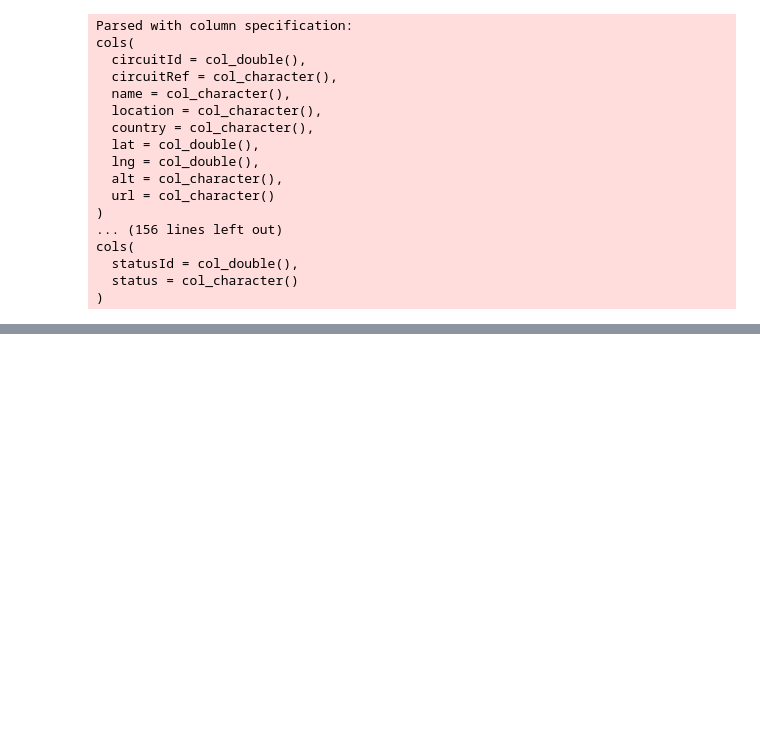
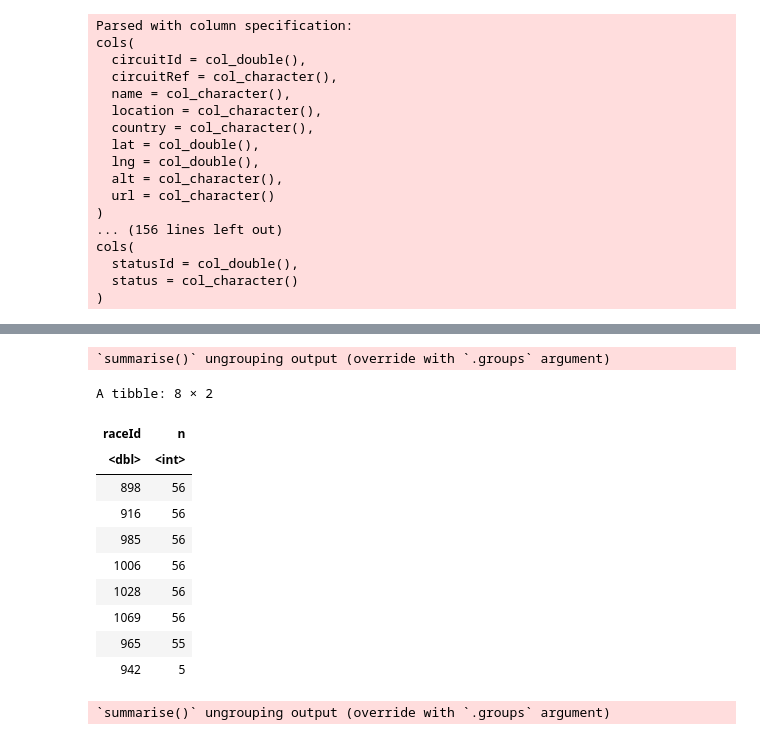
Before and after one commit to TaylorOglow/Formula_1, a Jupyter notebook: Lap Wrangling/vb_laps.ipynb, the cells around one changed output, grey strips where cells are left out. Drawn from its saved outputs; the diff is of its cells as text; code cells hidden in the pictures; blank space fills up the shorter version.

```diff
--- a/Lap Wrangling/vb_laps.ipynb
+++ b/Lap Wrangling/vb_laps.ipynb
@@ -1208,0 +1209,52 @@ A tibble: 2 × 2
+# %%
+#18. USA, Austin
+
+vb_austin <- bot_laps %>%
+                filter(raceId %in% austin_race_ID)
+
+vb_austin_clean <- vb_austin %>%
+                        group_by(raceId) %>%
+                        summarize(n = n()) %>%
+                        arrange(desc(n))
+vb_austin_clean
+vb_austin_clean_ID <- vb_austin_clean %>%
+                        pull(raceId)
+
+
+### SPLITTING DATA
+
+vb_austin_races <- bot_laps %>%
+                    filter(raceId %in% vb_austin_clean_ID)
+
+vb_austin_split <- initial_split(vb_austin_races, prop = 0.75, strata = milliseconds)
+
+vb_austin_train <- training(vb_austin_split)
+
+vb_austin_test <- testing(vb_austin_split)
+
+
+### USING DATA
+
+vb_austin_lap_times <- vb_austin_train %>%
+                        group_by(lap) %>%
+                        summarize(lap_time_avg = mean(milliseconds))
+
+
+vb_austin_avg_race_time <- vb_austin_lap_times %>%
+                            mutate(lap_time_avg_mins = lap_time_avg / 60000) %>%
+                            select(lap_time_avg_mins) %>%
+                            map(sum)
+# %% [output]
+`summarise()` ungrouping output (override with `.groups` argument)
+A tibble: 8 × 2
+| raceId | n |
+| <dbl> | <int> |
+| 898 | 56 |
+| 916 | 56 |
+| 985 | 56 |
+| 1006 | 56 |
+| 1028 | 56 |
+| 1069 | 56 |
+| 965 | 55 |
+| 942 | 5 |
+`summarise()` ungrouping output (override with `.groups` argument)
```
Also changed, not shown: parts of 22 cells of this notebook, 7 other files.
